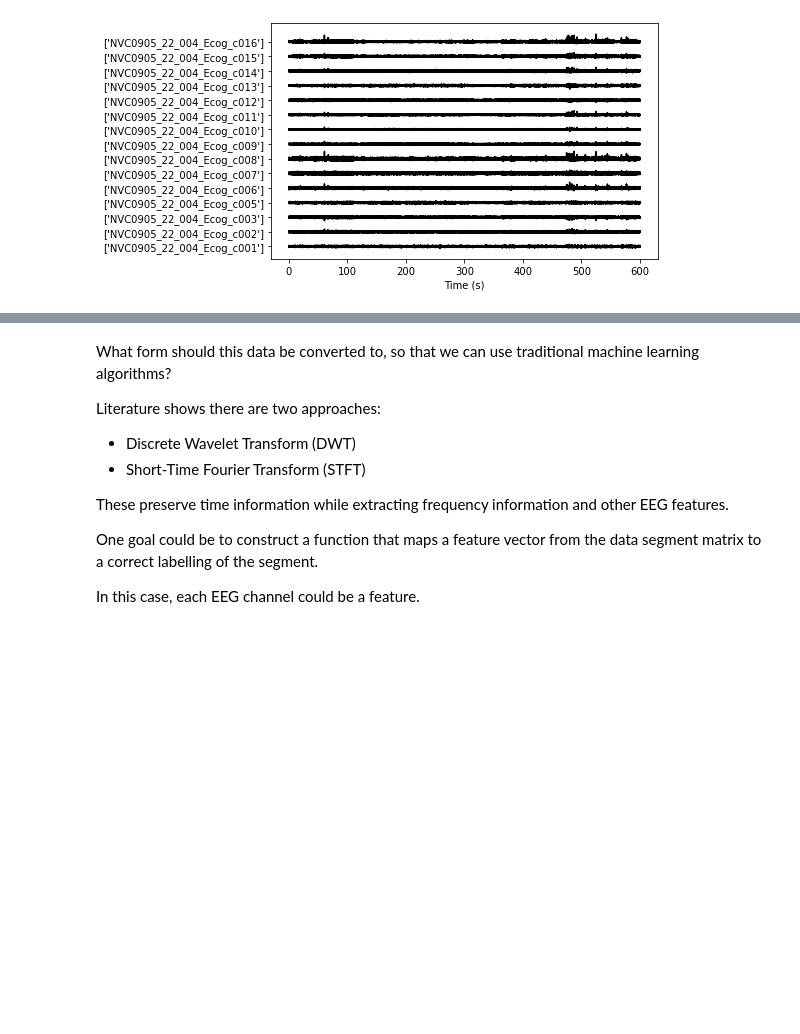
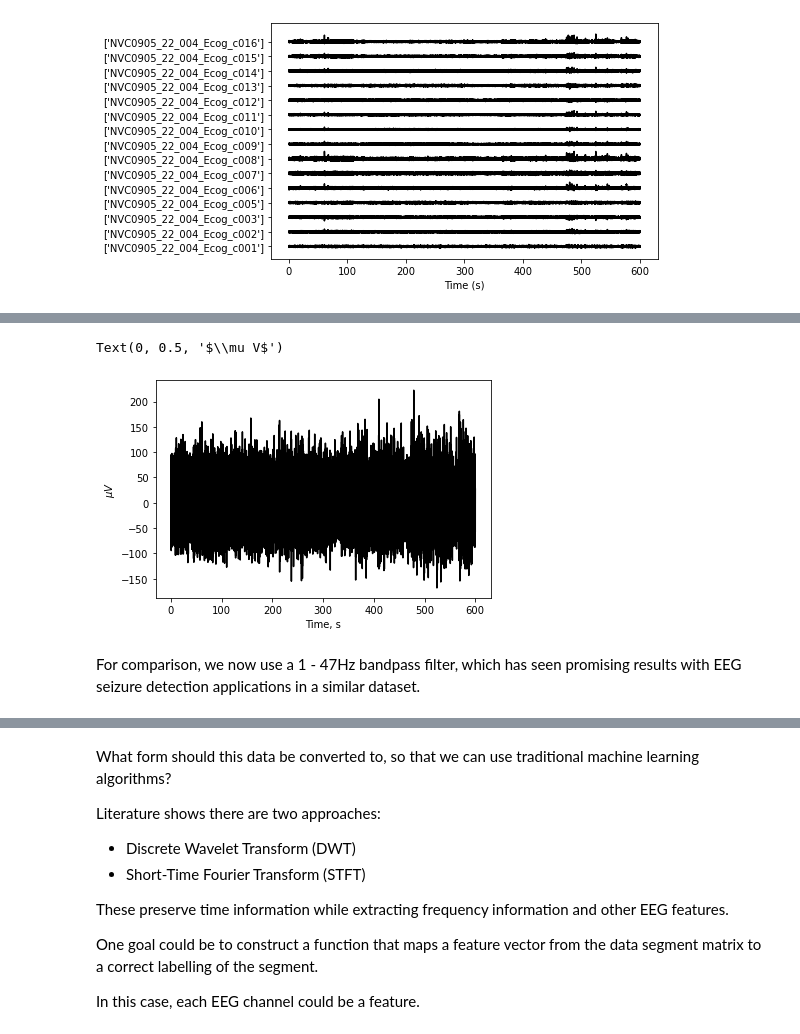
Before and after one commit to samisnotinsane/aes-kaggle-seizure-prediction, a Jupyter notebook: pre_process_signal.ipynb, the cells around one changed output, grey strips where cells are left out. Saved outputs shown, nothing was run; the diff lists cells and outputs as text; code cells hidden in the pictures; blank space fills up the shorter version.

```diff
--- a/pre_process_signal.ipynb
+++ b/pre_process_signal.ipynb
@@ -71,0 +109,15 @@ plot_eeg(X_train_mat[0])
+# %%
+b, a = signal.iirnotch(w0=60.0, Q=30, fs=fs)
+x_fil = signal.lfilter(b, a, x)
+# %%
+# plot filtered signal
+N = x_fil.shape[0]
+t = np.arange(0, N) / fs
+plt.plot(t, x_fil, '-', color='k')
+plt.xlabel('Time, s')
+plt.ylabel('$\mu V$')
+# %% [output]
+Text(0, 0.5, '$\\mu V$')
+[figure, added]
+# %% [markdown]
+For comparison, we now use a 1 - 47Hz bandpass filter, which has seen promising results with EEG seizure detection applications in a similar dataset.
```
Also changed, not shown: parts of 31 cells of this notebook.
